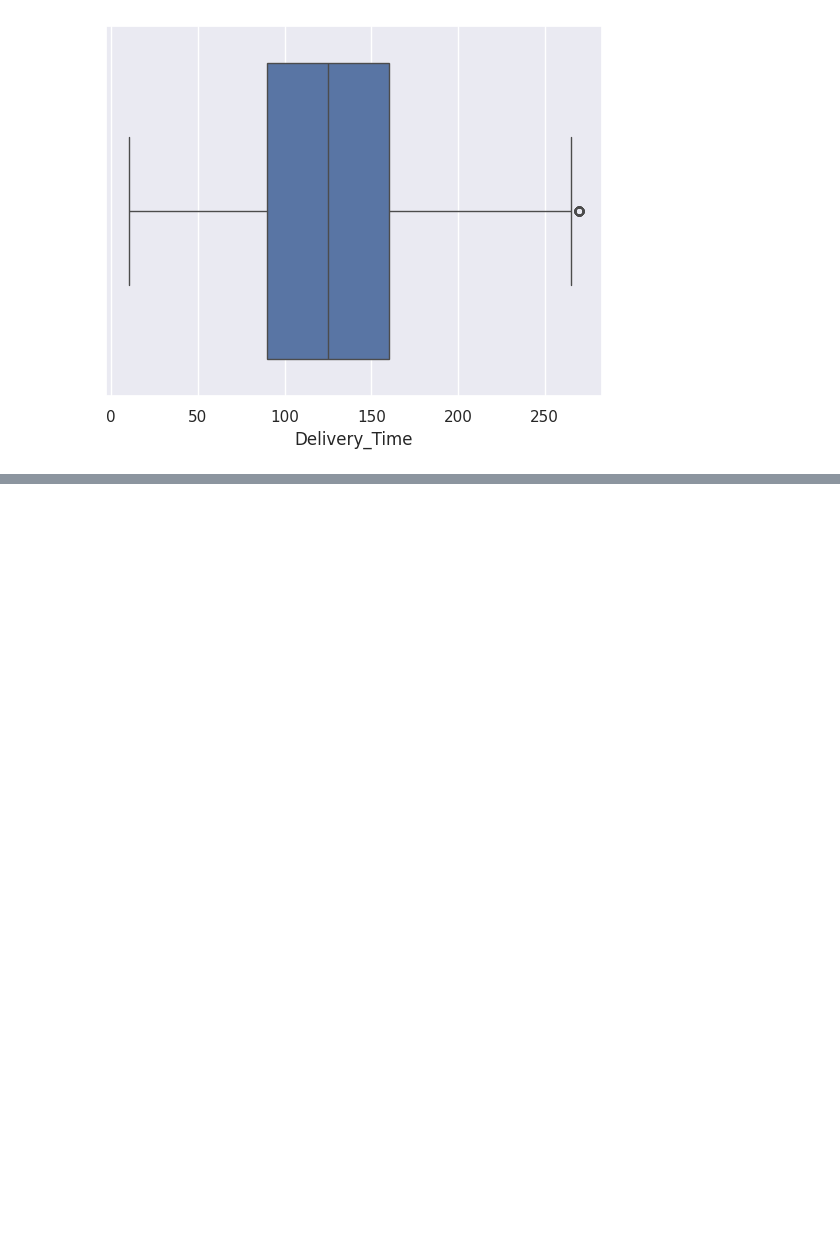
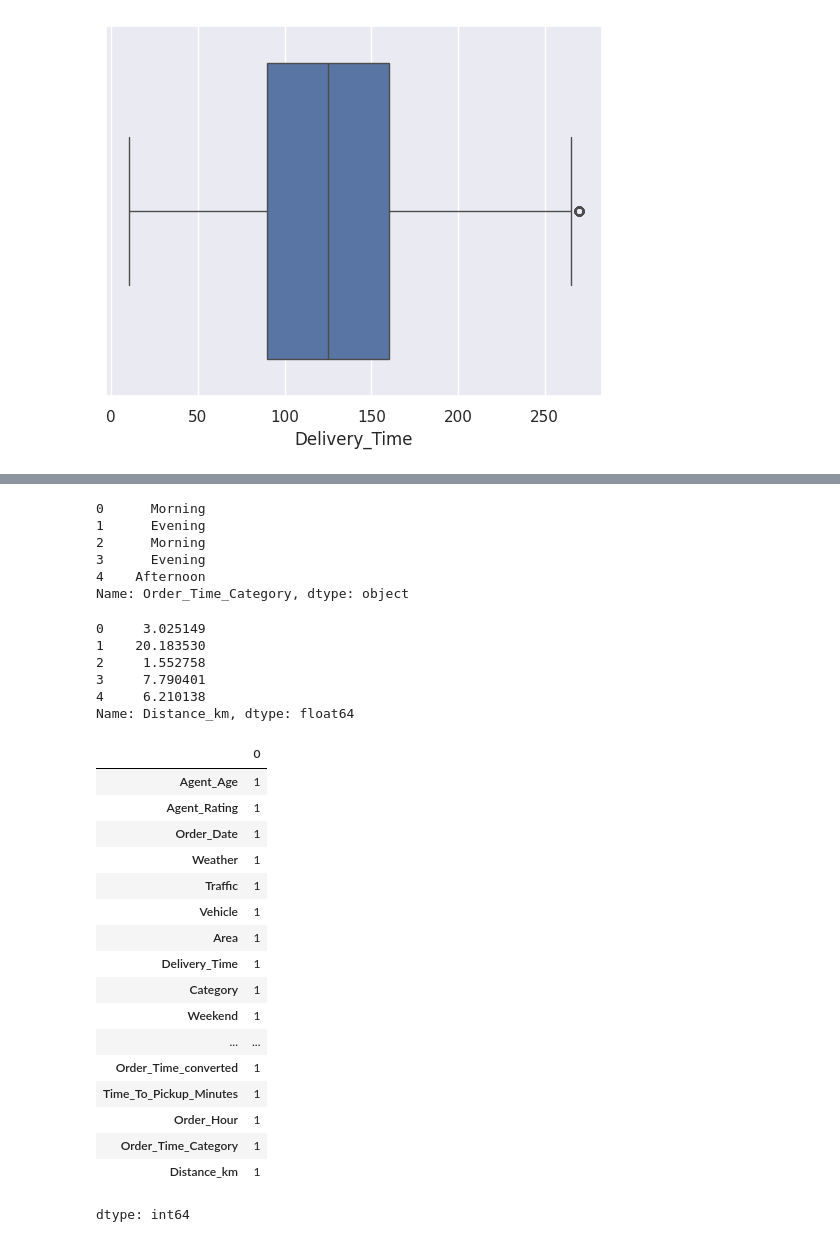
Before and after one commit to RitikDevnani/Amazon-Delivery-Time-Prediction, a Jupyter notebook: Code/for_data.ipynb, the cells around one changed output, grey strips where cells are left out. Saved outputs shown, nothing was run; the diff lists cells and outputs as text; code cells hidden in the pictures; blank space fills up the shorter version.

```diff
--- a/Code/for_data.ipynb
+++ b/Code/for_data.ipynb
@@ -150,0 +256,77 @@ sns.boxplot(x=df['Delivery_Time']) #to check for strange data
+# %%
+#adding 2 new features and removing Order Time
+
+def order_time_category(hour):
+    if 4 <= hour < 8:
+        return 'Early Morning'
+    elif 8 <= hour < 12:
+        return 'Morning'
+    elif 12 <= hour < 16:
+        return 'Afternoon'
+    elif 16 <= hour < 20:
+        return 'Evening'
+    elif 20 <= hour < 24:
+        return 'Night'
+    else:
+        return 'Midnight'
+
+df_cleaned['Order_Hour'] = df_cleaned['Order_Time'].dt.hour
+df_cleaned['Order_Time_Category'] = df_cleaned['Order_Hour'].apply(order_time_category)
+
+print(df_cleaned['Order_Time_Category'].head())
+
+df_cleaned = df_cleaned.drop(columns=['Order_Time'])
+# %% [output]
+0      Morning
+1      Evening
+2      Morning
+3      Evening
+4    Afternoon
+Name: Order_Time_Category, dtype: object
+# %%
+#adding new feature and removing latitudes and longitudes of both store and drop location
+
+def distance(lat1, lon1, lat2, lon2):
+    # Convert degrees to radians
+    lat1, lon1, lat2, lon2 = map(np.radians, [lat1, lon1, lat2, lon2])
+    dlat = lat2 - lat1
+    dlon = lon2 - lon1
+    a = np.sin(dlat/2.0)**2 + np.cos(lat1) * np.cos(lat2) * np.sin(dlon/2.0)**2
+    c = 2 * np.arcsin(np.sqrt(a))
+    km = 6371 * c  # Earth radius in kilometers
+    return km
+
+df_cleaned['Distance_km'] = distance(df_cleaned['Store_Latitude'], df_cleaned['Store_Longitude'], df_cleaned['Drop_Latitude'], df_cleaned['Drop_Longitude'])
+
+print(df_cleaned['Distance_km'].head())
+
+df_feature = df_cleaned.drop(columns=['Store_Latitude', 'Store_Longitude', 'Drop_Latitude', 'Drop_Longitude'])
+df_feature = df_feature.copy()
+# %% [output]
+0     3.025149
+1    20.183530
+2     1.552758
+3     7.790401
+4     6.210138
+Name: Distance_km, dtype: float64
+# %%
+df_feature.applymap(type).nunique()
+# %% [output]
+|  | 0 |
+| Agent_Age | 1 |
+| Agent_Rating | 1 |
+| Order_Date | 1 |
+| Weather | 1 |
+| Traffic | 1 |
+| Vehicle | 1 |
+| Area | 1 |
+| Delivery_Time | 1 |
+| Category | 1 |
+| Weekend | 1 |
+| ... | ... |
+| Order_Time_converted | 1 |
+| Time_To_Pickup_Minutes | 1 |
+| Order_Hour | 1 |
+| Order_Time_Category | 1 |
+| Distance_km | 1 |
+dtype: int64
```
Also changed, not shown: parts of 19 cells of this notebook.
